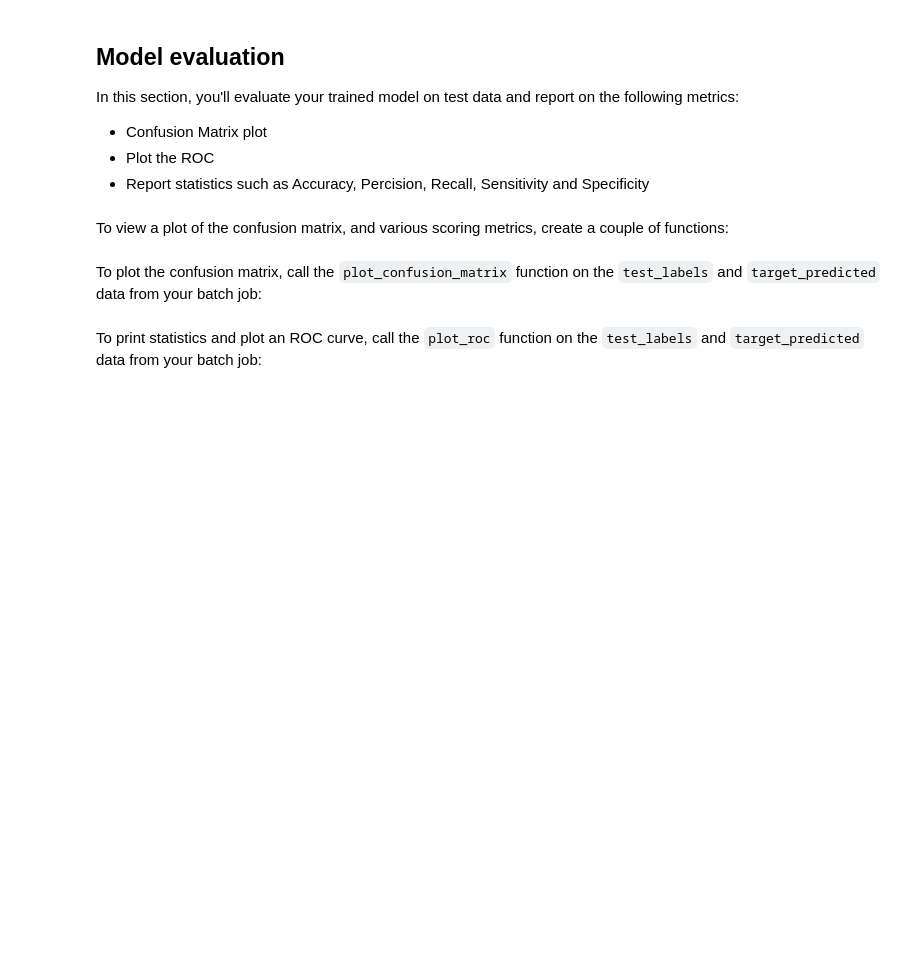
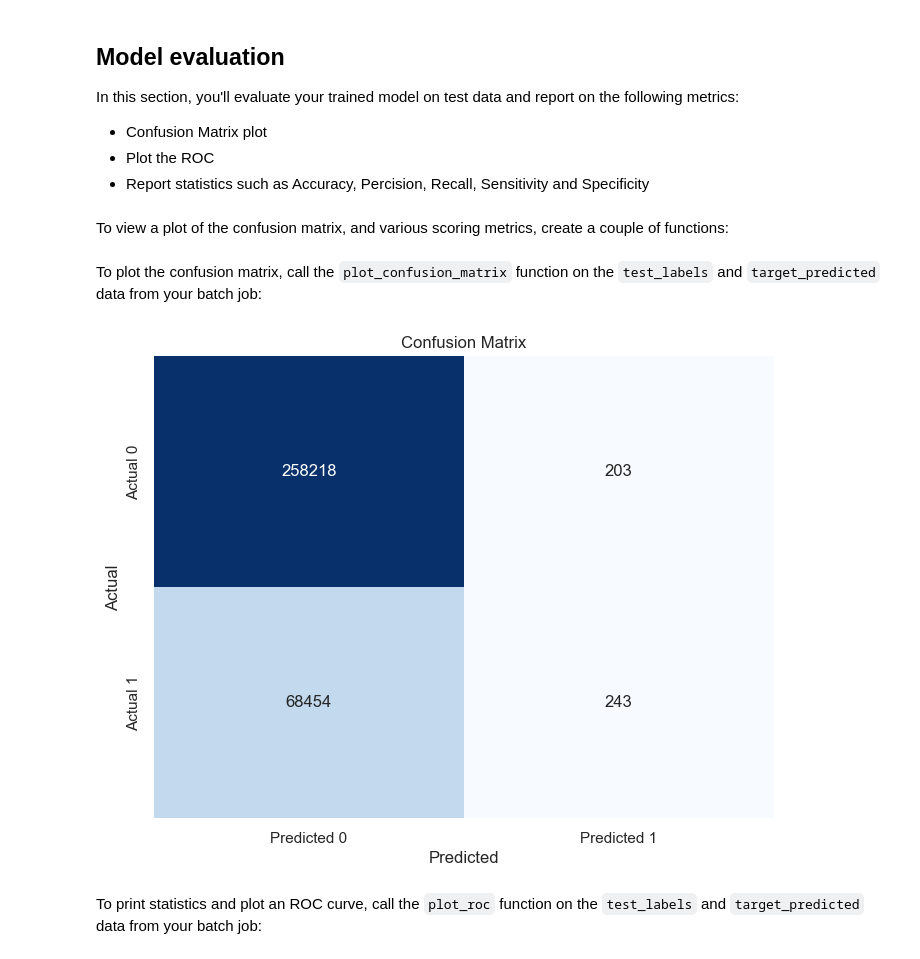
Before and after one commit to Adnan525/flight_delay_prediction, a Jupyter notebook: onpremises.ipynb, the cells around one changed output. Drawn from its saved outputs; the diff is of its cells as text; code cells hidden in the pictures; blank space fills up the shorter version.

```diff
--- a/onpremises.ipynb
+++ b/onpremises.ipynb
@@ -693,7 +751,7 @@ Now you are ready to do model training. Before splitting the data, rename the co
 
 **Hint**: You can use the Pandas `rename` function ([documentation](https://pandas.pydata.org/pandas-docs/stable/reference/api/pandas.DataFrame.rename.html)).
 # %%
-data.rename(columns = {<CODE>:<CODE>}, inplace=True )# Enter your code here
+data.rename(columns = {"is_delay" : "target"}, inplace=True )
 # %%
 # write code to Save the combined csv file (combined_csv_v1.csv) to your local computer
 # note this combined file will be used in part B
@@ -708,5 +767,7 @@ Use the following cells to complete these steps. Insert and delete cells where n
 ### Train test split
 # %%
 # write Code here to split data into train, validate and test
+from sklearn.model_selection import train_test_split
+train_data, test_data = train_test_split(data, test_size = 0.2, random_state = 42)
 # %% [markdown]
 ### Baseline classification model
@@ -714,0 +774,5 @@ Use the following cells to complete these steps. Insert and delete cells where n
+# %%
+# <write code here>
+from sklearn.linear_model import LogisticRegression
+model_LR = LogisticRegression()
+model_LR.fit(train_data.drop("target", axis = 1), train_data["target"])
@@ -732,0 +789,13 @@ def plot_roc(test_labels, target_predicted):
+# %%
+from sklearn.metrics import confusion_matrix
+
+def plot_confusion_matrix(test_labels, target_predicted):
+    cm = confusion_matrix(test_labels, target_predicted)
+    plt.figure(figsize=(8, 6))
+    sns.heatmap(cm, annot=True, fmt="d", cmap="Blues", cbar=False,
+                xticklabels=["Predicted 0", "Predicted 1"],
+                yticklabels=["Actual 0", "Actual 1"])
+    plt.xlabel("Predicted")
+    plt.ylabel("Actual")
+    plt.title("Confusion Matrix")
+    plt.show()
@@ -737,2 +823,7 @@ To plot the confusion matrix, call the `plot_confusion_matrix` function on the `
+# %%
+y_pred = model_LR.predict(test_data.drop("target", axis = 1))
+plot_confusion_matrix(test_data["target"], y_pred)
+# %% [output]
+[figure, added]
 # %% [markdown]
 To print statistics and plot an ROC curve, call the `plot_roc` function on the `test_labels` and `target_predicted` data from your batch job:
```
Also changed, not shown: parts of 27 cells of this notebook.
